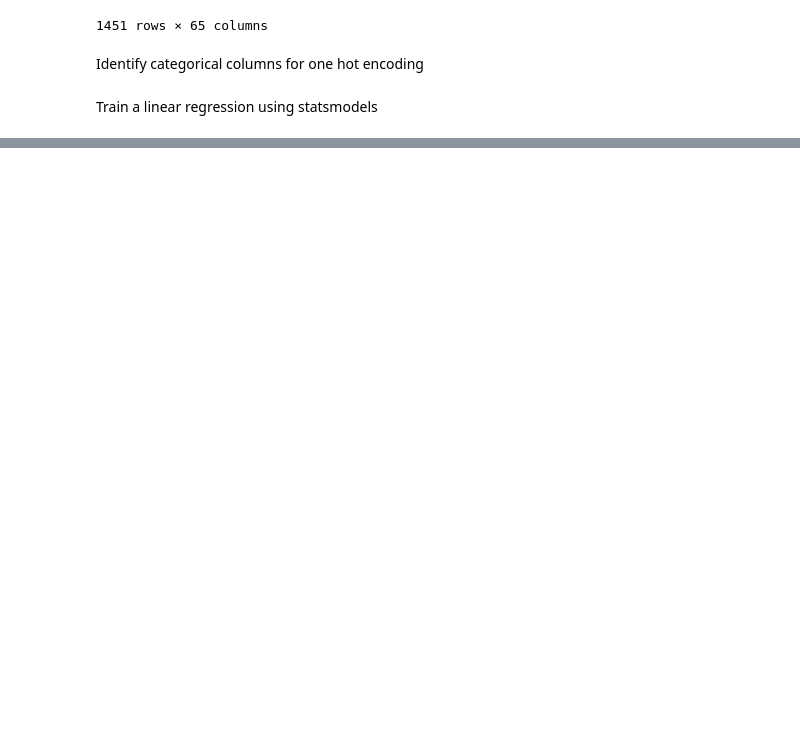
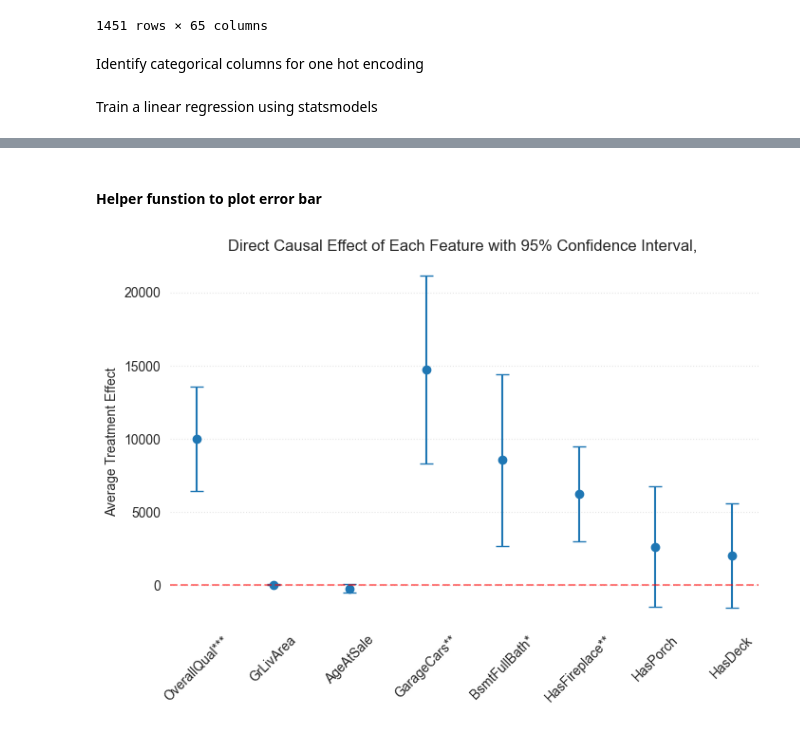
Before and after one commit to Tommylee1013/FinancialDeepLearning, a Jupyter notebook: EconMLNotes/Causal Interpretation for Ames Housing Price.ipynb, the cells around one changed output, grey strips where cells are left out. Cells and saved outputs as stored; diff of their text form; code cells hidden in the pictures; blank space fills up the shorter version.

```diff
--- a/EconMLNotes/Causal Interpretation for Ames Housing Price.ipynb
+++ b/EconMLNotes/Causal Interpretation for Ames Housing Price.ipynb
@@ -125,0 +227,5 @@ strong multicollinearity problems or that the design matrix is singular.
+# %%
+import warnings
+warnings.filterwarnings('ignore')
+
+ca.fit(x_train, y_train)
@@ -125,0 +359,4 @@ strong multicollinearity problems or that the design matrix is singular.
+# %%
+# get global causal effect ordered by causal importance (pvalue)
+global_summ = ca.global_causal_effect(alpha = 0.05)
+global_summ.sort_values(by="p_value")
@@ -125,0 +376,37 @@ strong multicollinearity problems or that the design matrix is singular.
+# %% [markdown]
+#### Helper funstion to plot error bar
+# %%
+def errorbar(res, figsize):
+    xticks = res.index.get_level_values(0)
+    lowererr = res["point"] - res["ci_lower"]
+    uppererr = res["ci_upper"] - res["point"]
+    xticks = [
+        "{}***".format(t)
+        if p < 1e-6
+        else ("{}**".format(t) if p < 1e-3 else ("{}*".format(t) if p < 1e-2 else t))
+        for t, p in zip(xticks, res["p_value"])
+    ]
+    plot_title = "Direct Causal Effect of Each Feature with 95% Confidence Interval, "
+    fig, ax = plt.subplots(figsize = figsize)
+    plt.errorbar(
+        np.arange(len(xticks)),
+        res["point"],
+        yerr=[lowererr, uppererr],
+        fmt="o",
+        capsize=5,
+        capthick=1,
+        barsabove=True,
+    )
+    for spine in ax.spines.values():
+        spine.set_visible(False)
+    ax.grid(False)
+    ax.yaxis.grid(True, ls = ':', alpha = 0.5)
+    plt.xticks(np.arange(len(xticks)), xticks, rotation=45)
+    plt.title(plot_title)
+    plt.axhline(0, color="r", linestyle="--", alpha=0.5)
+    plt.ylabel("Average Treatment Effect")
+    plt.show()
+# %%
+errorbar(global_summ, figsize = (8, 5))
+# %% [output]
+[figure, added]
```
Also changed, not shown: parts of 27 cells of this notebook.
